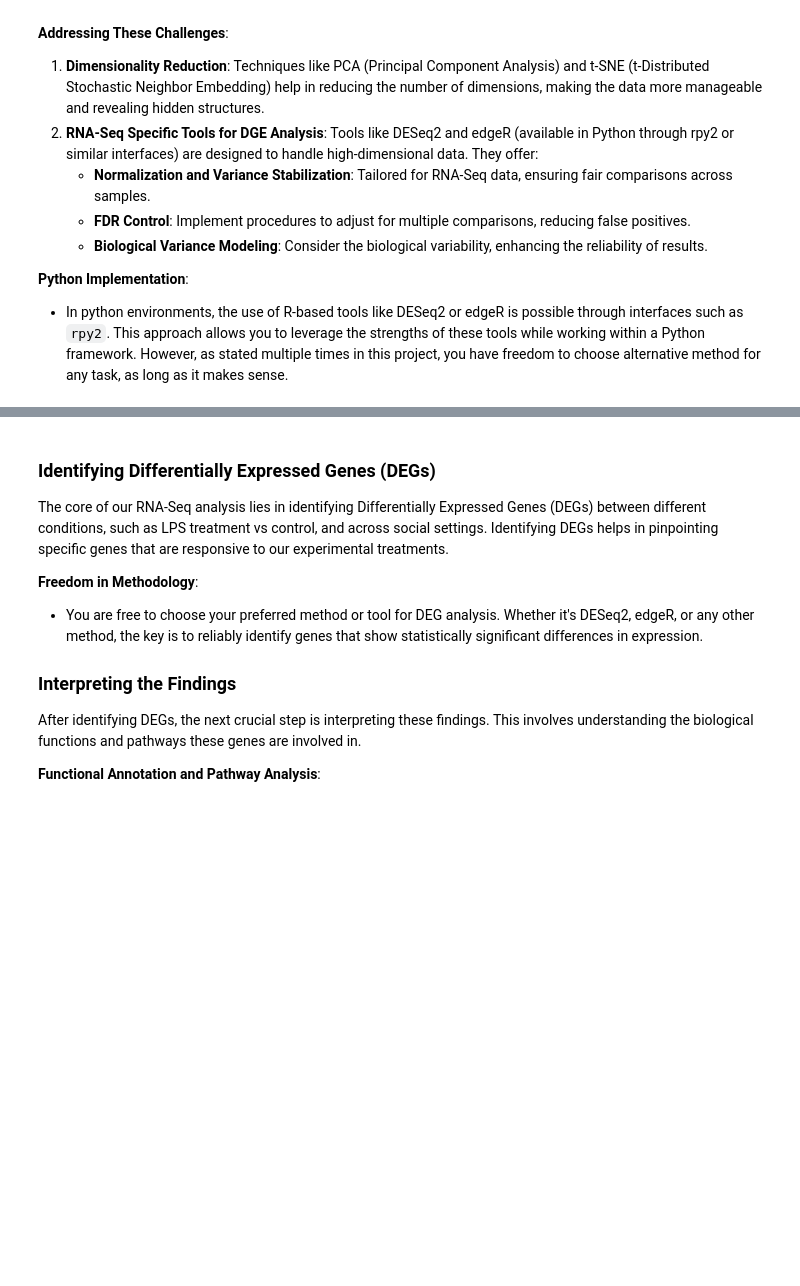
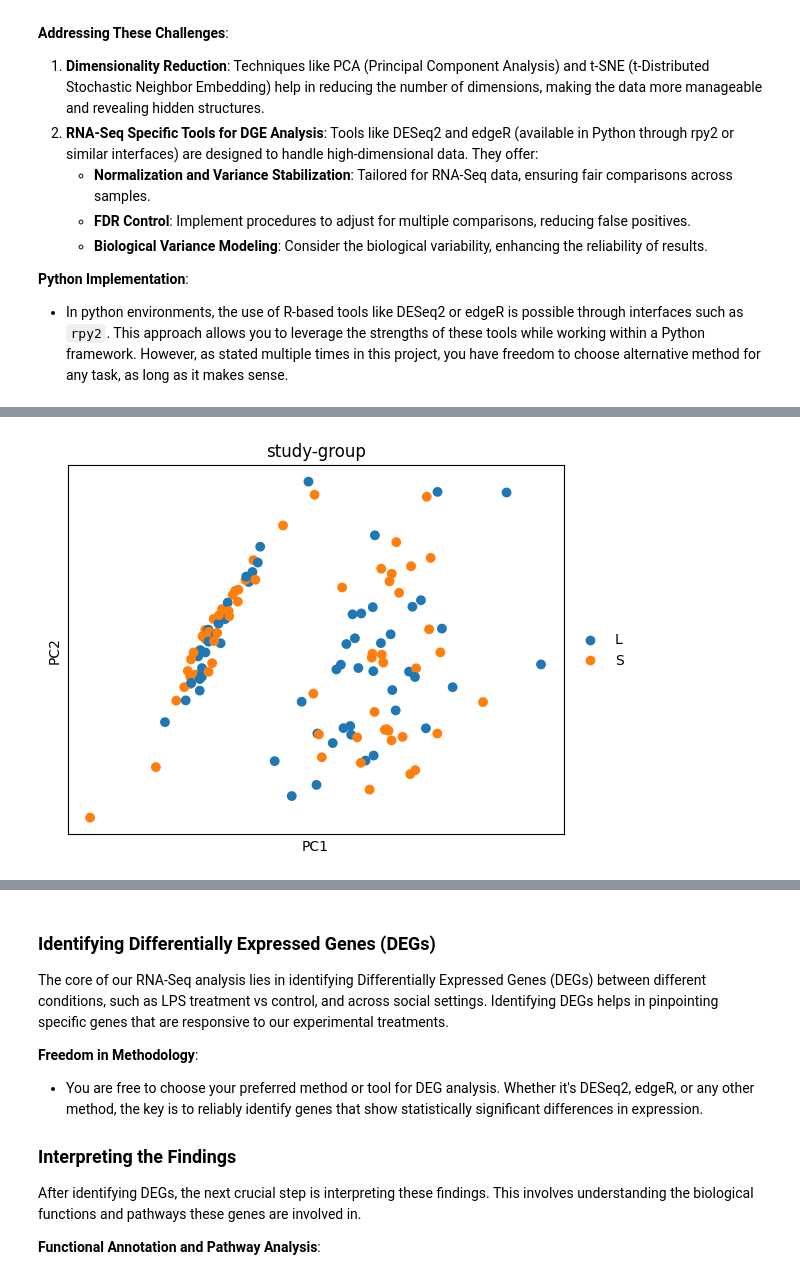
Before and after one commit to AliRahmizad/BioInformaticsCourseProject, a Jupyter notebook: tasks/the-songbird-study/SongBirdStudy.ipynb, the cells around one changed output, grey strips where cells are left out. Saved outputs shown, nothing was run; the diff lists cells and outputs as text; code cells hidden in the pictures; blank space fills up the shorter version.

```diff
--- a/tasks/the-songbird-study/SongBirdStudy.ipynb
+++ b/tasks/the-songbird-study/SongBirdStudy.ipynb
@@ -730,0 +809,8 @@ inference = DefaultInference(n_cpus=8)
+# %%
+from sklearn.impute import SimpleImputer
+imputer = SimpleImputer(strategy='mean')
+no_garbage = transformed_df.drop(columns=["social_settting",	"study_group",	"tissue_id"])
+no_garbage = no_garbage.set_index('sample_id')
+garbage = transformed_df[["sample_id", "social_settting",	"study_group",	"tissue_id"]]
+garbage = garbage.set_index('sample_id')
+garbage, no_garbage
@@ -730,0 +835,5 @@ inference = DefaultInference(n_cpus=8)
+# %%
+dds = DeseqDataSet(counts=no_garbage,
+            metadata=garbage,
+            design_factors="study_group")
+dds.deseq2()
@@ -730,0 +858,3 @@ inference = DefaultInference(n_cpus=8)
+# %%
+stat_res = DeseqStats(dds, contrast = ("study-group",'L','S'))
+stat_res.summary()
@@ -730,0 +881,3 @@ inference = DefaultInference(n_cpus=8)
+# %%
+res_df = stat_res.results_df
+res_df
@@ -730,0 +918,8 @@ inference = DefaultInference(n_cpus=8)
+# %%
+import scanpy
+mod = res_df[(res_df.padj < 0.05) & (abs(res_df.log2FoldChange) > 0.5)]
+dds_mod = dds[:, mod.index]
+scanpy.tl.pca(dds)
+scanpy.pl.pca(dds, color = 'study-group', size = 200)
+# %% [output]
+[figure, added]
```
Also changed, not shown: parts of 27 cells of this notebook.
